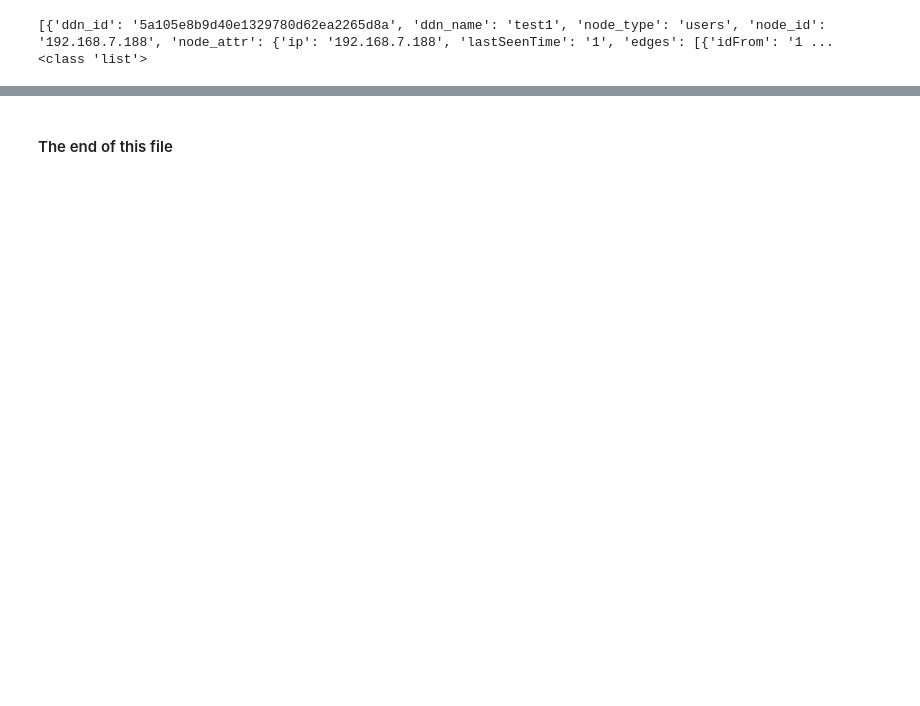
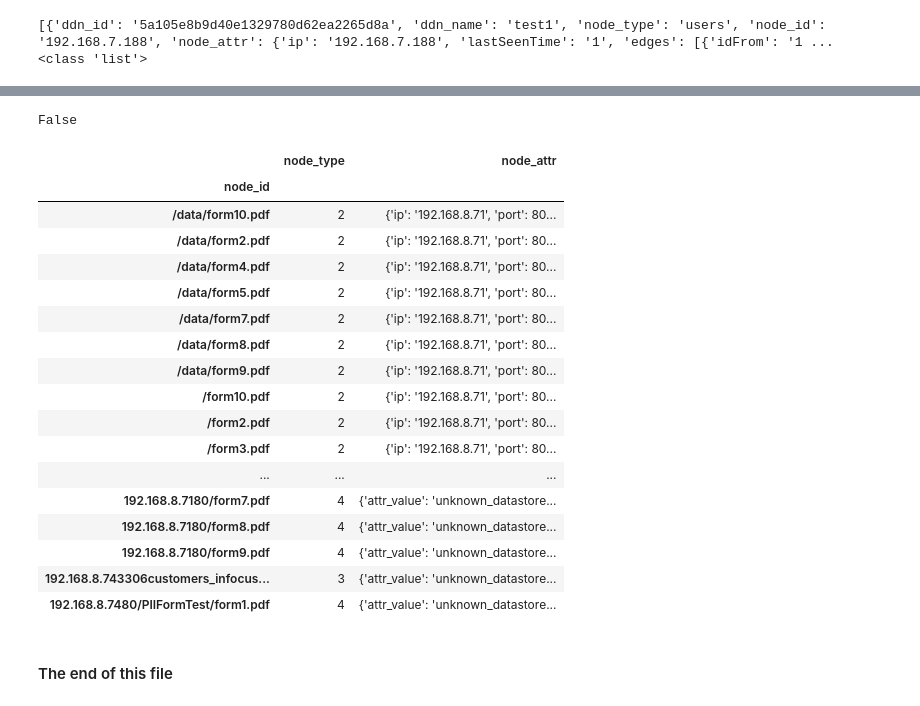
Before and after one commit to weihuacern/notebook_heliosdata, a Jupyter notebook: jupyternotebooks/test_ddn_20180628.ipynb, the cells around one changed output, grey strips where cells are left out. Cells and saved outputs as stored; diff of their text form; code cells hidden in the pictures; blank space fills up the shorter version.

```diff
--- a/jupyternotebooks/test_ddn_20180628.ipynb
+++ b/jupyternotebooks/test_ddn_20180628.ipynb
@@ -346,0 +379,5 @@ test_edge_df
+# %%
+def cs_to_pandas(cs_host_list, csql_str):
+    res_df = pd.DataFrame(list(cs_select(cs_host_list, csql_str)))
+    #res_df = res_df.groupby(['ddn_id', 'node_type'])['node_id'].count().reset_index().rename(columns={'node_id':'node_cnt'})
+    return res_df
@@ -346,0 +420,15 @@ test_edge_df
+# %%
+import pandas as pd
+from cassandra.cluster import Cluster
+
+def cs_select(cs_host_list, csql_str):
+    cluster = Cluster(cs_host_list)
+    session = cluster.connect()
+    res = session.execute(csql_str)
+    session.shutdown()
+    cluster.shutdown()
+    return res
+
+def cs_to_pandas(cs_host_list, csql_str):
+    res_df = pd.DataFrame(list(cs_select(cs_host_list, csql_str)))
+    return res_df
@@ -346,0 +469,17 @@ test_edge_df
+# %%
+CS_HOST_LIST = ['192.168.7.110', '192.168.7.111']
+query = "select * from api.user_node"
+usr_df_raw = cs_to_pandas(CS_HOST_LIST, query)
+query = "select * from api.application_node"
+app_df_raw = cs_to_pandas(CS_HOST_LIST, query)
+query = "select * from api.tf_node"
+dat_df_raw = cs_to_pandas(CS_HOST_LIST, query)
+
+usr_nodes_df = __normalize_node_df(usr_df_raw, 'user_id')
+app_nodes_df = __normalize_node_df(app_df_raw, 'node_id')
+dat_nodes_df = __normalize_node_df(dat_df_raw, 'tf_loc')
+
+nodes_df = pd.concat([usr_nodes_df, app_nodes_df, dat_nodes_df], axis=0)
+#nodes_df = dat_nodes_df
+
+nodes_df
@@ -347,2 +505,31 @@ test_edge_df
+# %%
+this_ddn_id = '54d752f95f5627ffbf66731317db0d20'
+query = "select node_id, node_type from api.ddn_node_linkage where ddn_id = '" + this_ddn_id + "' allow filtering"
+linkage_nodes_df = cs_to_pandas(['192.168.7.110', '192.168.7.111'], query)
+#linkage_nodes_df = linkage_nodes_df.set_index('node_id')
+linkage_nodes_df.empty
+# %% [output]
+False
+# %%
+linkage_nodes_df.set_index('node_id').join(nodes_df.set_index('node_id'), how='inner')
+# %% [output]
+|  | node_type | node_attr |
+| node_id |  |  |
+| /data/form10.pdf | 2 | {'ip': '192.168.8.71', 'port': 80... |
+| /data/form2.pdf | 2 | {'ip': '192.168.8.71', 'port': 80... |
+| /data/form4.pdf | 2 | {'ip': '192.168.8.71', 'port': 80... |
+| /data/form5.pdf | 2 | {'ip': '192.168.8.71', 'port': 80... |
+| /data/form7.pdf | 2 | {'ip': '192.168.8.71', 'port': 80... |
+| /data/form8.pdf | 2 | {'ip': '192.168.8.71', 'port': 80... |
+| /data/form9.pdf | 2 | {'ip': '192.168.8.71', 'port': 80... |
+| /form10.pdf | 2 | {'ip': '192.168.8.71', 'port': 80... |
+| /form2.pdf | 2 | {'ip': '192.168.8.71', 'port': 80... |
+| /form3.pdf | 2 | {'ip': '192.168.8.71', 'port': 80... |
+| ... | ... | ... |
+| 192.168.8.7180/form7.pdf | 4 | {'attr_value': 'unknown_datastore... |
+| 192.168.8.7180/form8.pdf | 4 | {'attr_value': 'unknown_datastore... |
+| 192.168.8.7180/form9.pdf | 4 | {'attr_value': 'unknown_datastore... |
+| 192.168.8.743306customers_infocus... | 3 | {'attr_value': 'unknown_datastore... |
+| 192.168.8.7480/PIIFormTest/form1.pdf | 4 | {'attr_value': 'unknown_datastore... |
 # %% [markdown]
 #### The end of this file
```
Also changed, not shown: parts of 7 cells of this notebook, 2 other files.
